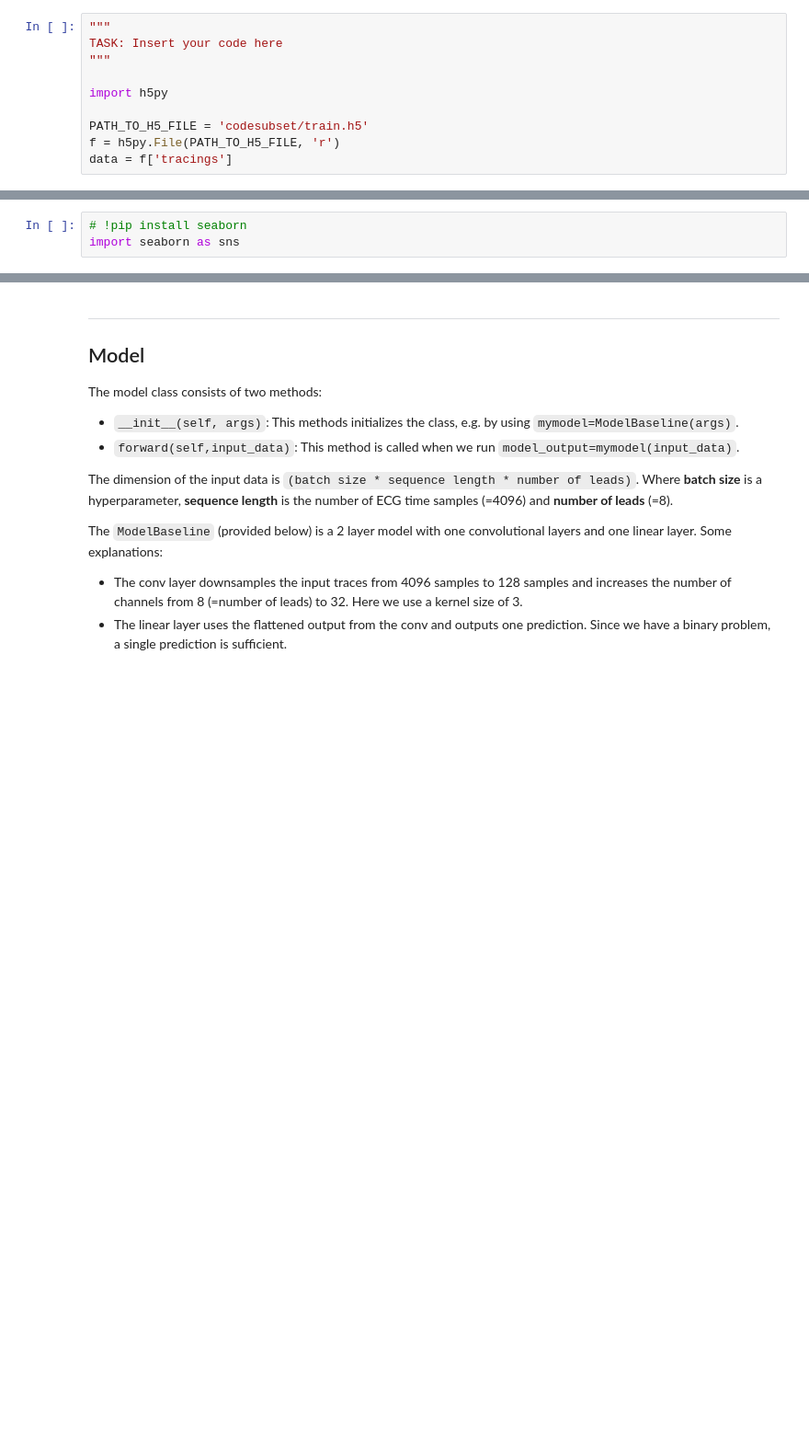
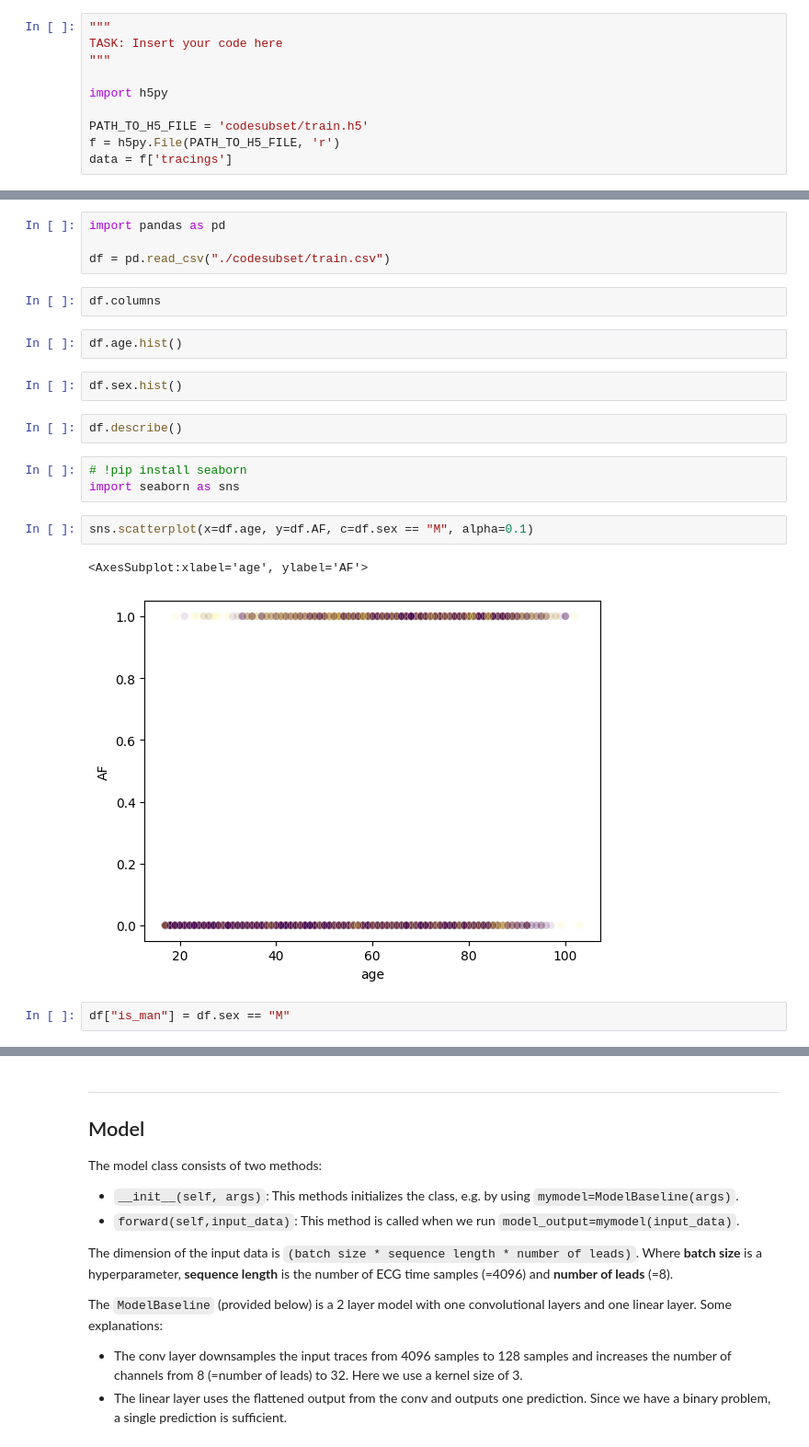
Before and after one commit to molen89/wasp-assignmen-af-classification, a Jupyter notebook: assignment_ecg_classification.ipynb, the cells around one changed output, grey strips where cells are left out. Shown: that part at 92% size. Cells and saved outputs as stored; diff of their text form; blank space fills up the shorter version.

```diff
--- a/assignment_ecg_classification.ipynb
+++ b/assignment_ecg_classification.ipynb
@@ -252,3 +209,22 @@ Please explain your main findings of the data analysis task in a few bullet poin
+# %%
+import pandas as pd
+
+df = pd.read_csv("./codesubset/train.csv")
+# %%
+df.columns
+# %%
+df.age.hist()
+# %%
+df.sex.hist()
+# %%
+df.describe()
 # %%
 # !pip install seaborn
 import seaborn as sns
+# %%
+sns.scatterplot(x=df.age, y=df.AF, c=df.sex == "M", alpha=0.1)
+# %% [output]
+<AxesSubplot:xlabel='age', ylabel='AF'>
+[figure, added]
+# %%
+df["is_man"] = df.sex == "M"
```
Also changed, not shown: parts of 20 cells of this notebook.
